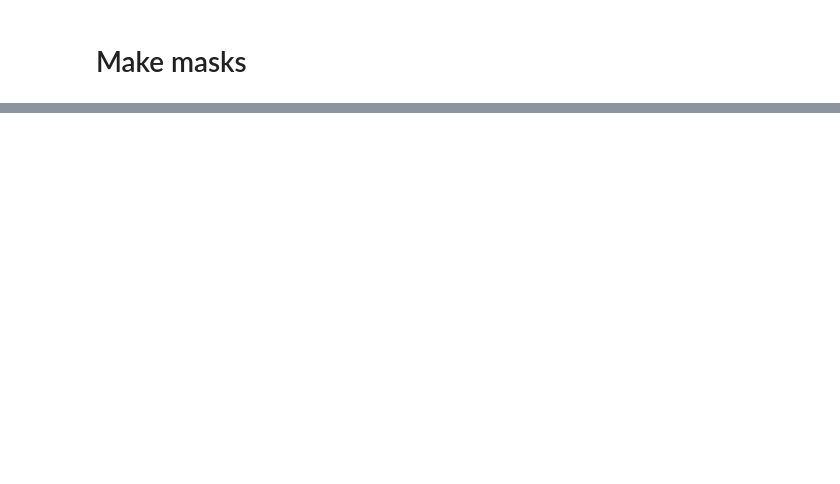
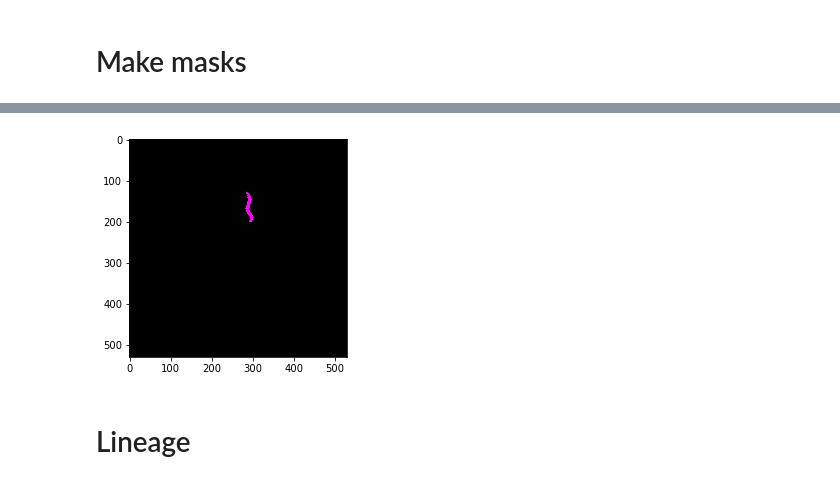
Before and after one commit to RosaryYao/msc_wormtracking, a Jupyter notebook: 22956819.ipynb, the cells around one changed output, grey strips where cells are left out. Drawn from its saved outputs; the diff is of its cells as text; code cells hidden in the pictures; blank space fills up the shorter version.

```diff
--- a/22956819.ipynb
+++ b/22956819.ipynb
@@ -111,0 +153,7 @@ KeyboardInterrupt:
+# %%
+#gif.plot_gif(np.load('../22956819/D7_raw_1.npy'), '../22956819/gif/D7_raw_1.gif')
+gif.plot_gif(np.load('../22956819/D7_mask_seq_1.npy'), '../22956819/gif/D7_mask_seq_1.gif')
+# %% [output]
+[figure, added]
+# %% [markdown]
+# Lineage
```
Also changed, not shown: parts of 20 cells of this notebook, 2 other files.
